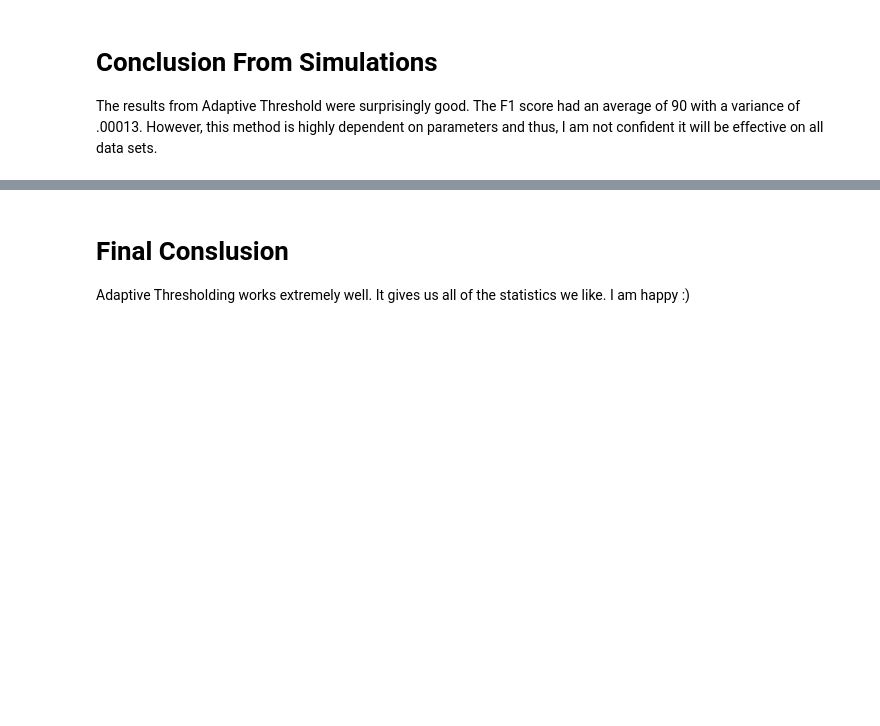
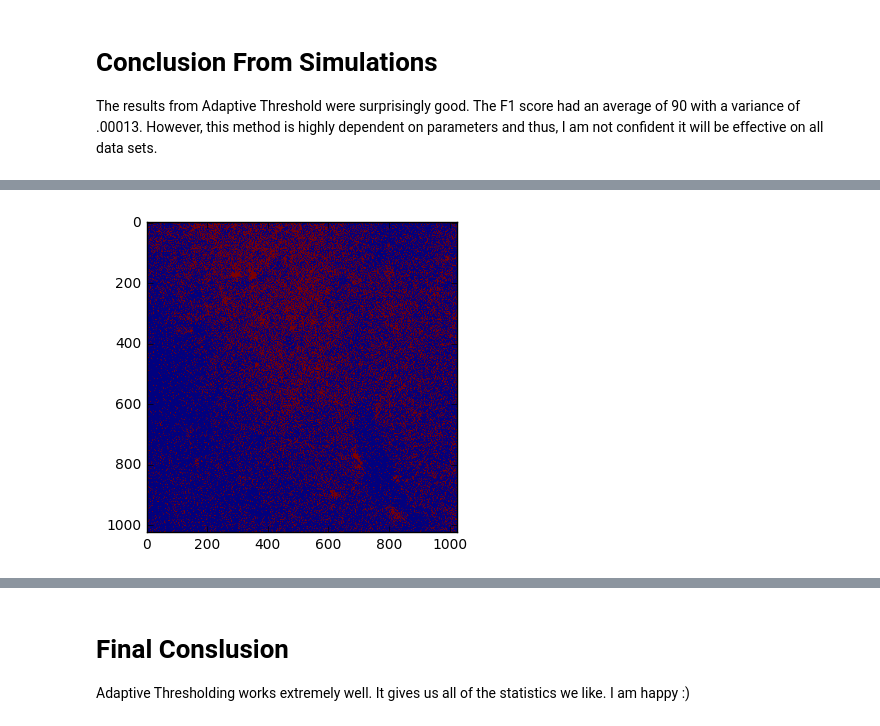
Before and after one commit to NeuroDataDesign/pan-synapse, a Jupyter notebook: background/AdaptiveThresholding_Algorithms.md.ipynb, the cells around one changed output, grey strips where cells are left out. Saved outputs shown, nothing was run; the diff lists cells and outputs as text; code cells hidden in the pictures; blank space fills up the shorter version.

```diff
--- a/background/AdaptiveThresholding_Algorithms.md.ipynb
+++ b/background/AdaptiveThresholding_Algorithms.md.ipynb
@@ -365,3 +361,9 @@ Cluster Density: 0.0522478103638
 [interactive output not drawn]
 [interactive output not drawn]
 [interactive output not drawn]
+# %%
+otsu = 256*cLib.otsuVox(data0Sub)
+plt.imshow(otsu[5])
+plt.show()
+# %% [output]
+[figure, added]
```
Also changed, not shown: parts of 13 cells of this notebook.
